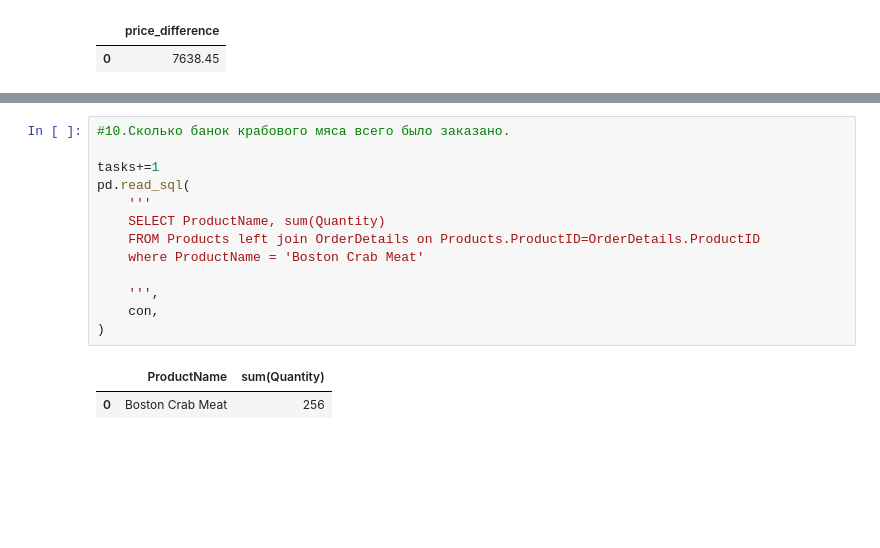
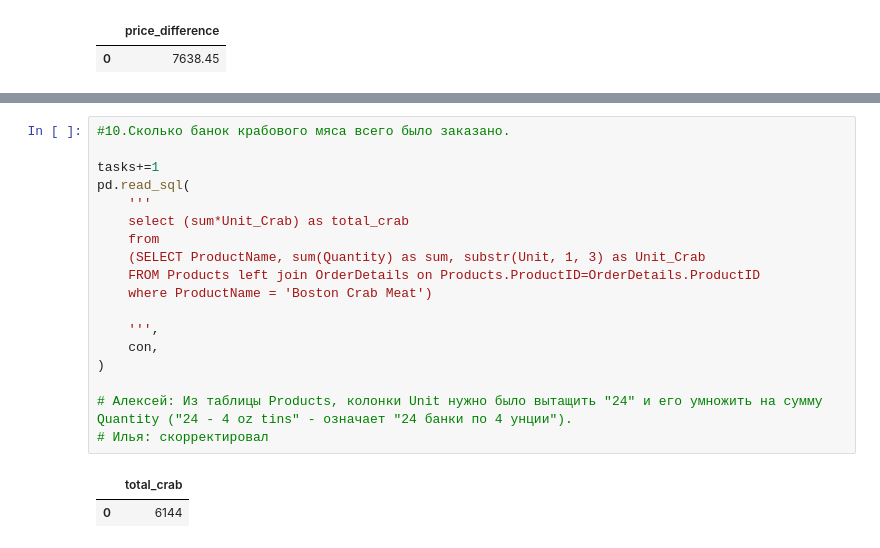
Before and after one commit to Burcevilya/DZ_SQL, a Jupyter notebook: DZ1_SQL_Burcev.ipynb, the cells around one changed output, grey strips where cells are left out. Cells and saved outputs as stored; diff of their text form; blank space fills up the shorter version.

```diff
--- a/DZ1_SQL_Burcev.ipynb
+++ b/DZ1_SQL_Burcev.ipynb
@@ -294,16 +280,21 @@ ORDER BY full_name desc
 # %%
 #10.Сколько банок крабового мяса всего было заказано.
 
 tasks+=1
 pd.read_sql(
     '''
-    SELECT ProductName, sum(Quantity)
+    select (sum*Unit_Crab) as total_crab
+    from
+    (SELECT ProductName, sum(Quantity) as sum, substr(Unit, 1, 3) as Unit_Crab
     FROM Products left join OrderDetails on Products.ProductID=OrderDetails.ProductID
-    where ProductName = 'Boston Crab Meat'
+    where ProductName = 'Boston Crab Meat')
 
     ''',
     con,
 )
+
+# Алексей: Из таблицы Products, колонки Unit нужно было вытащить "24" и его умножить на сумму Quantity ("24 - 4 oz tins" - означает "24 банки по 4 унции").
+# Илья: скорректировал
 # %% [output]
-|  | ProductName | sum(Quantity) |
-| 0 | Boston Crab Meat | 256 |
+|  | total_crab |
+| 0 | 6144 |
```
Also changed, not shown: parts of 6 cells of this notebook.
